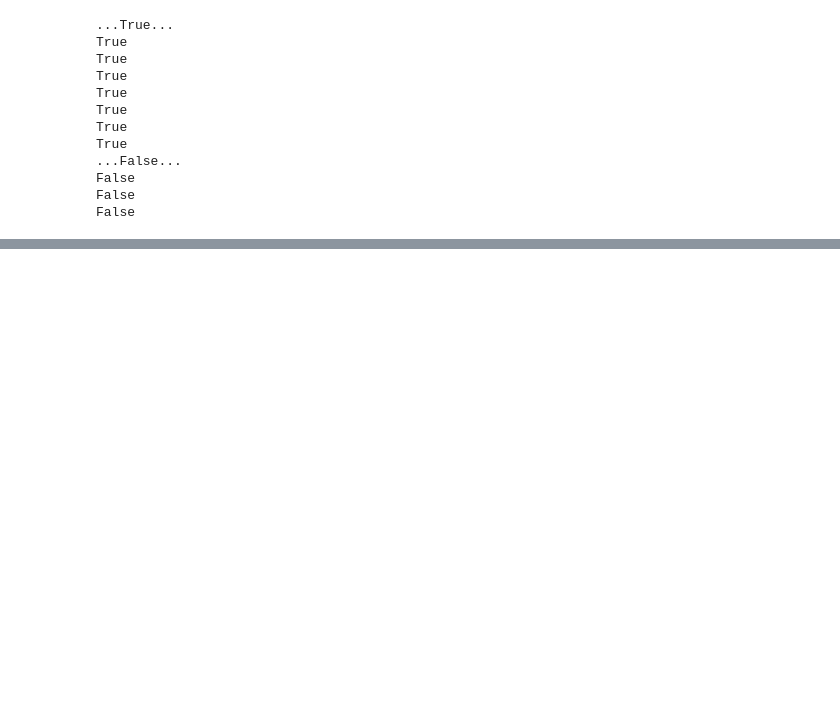
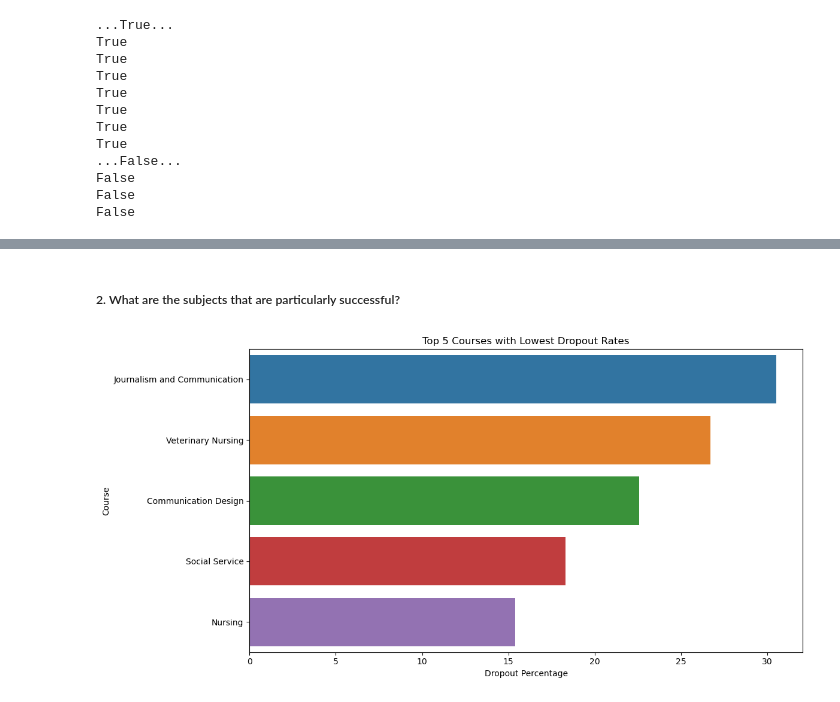
Before and after one commit to erdemhalil/DIT376-PDS, a Jupyter notebook: Assignment 8/a8.ipynb, the cells around one changed output, grey strips where cells are left out. Drawn from its saved outputs; the diff is of its cells as text; code cells hidden in the pictures; blank space fills up the shorter version.

```diff
--- a/Assignment 8/a8.ipynb
+++ b/Assignment 8/a8.ipynb
@@ -76,0 +137,17 @@ False
+# %% [markdown]
+##### 2. What are the subjects that are particularly successful?
+# %%
+# Plot the courses with the lowest dropout rates
+plt.figure(figsize=(12, 6))
+sns.barplot(
+    data=dropout_df.tail(5),
+    x = "dropout_rate",
+    y = "course"
+)
+plt.title("Top 5 Courses with Lowest Dropout Rates")
+plt.xlabel("Dropout Percentage")
+plt.ylabel("Course")
+plt.tight_layout()
+plt.show()
+# %% [output]
+[figure, added]
```
Also changed, not shown: parts of 18 cells of this notebook.
